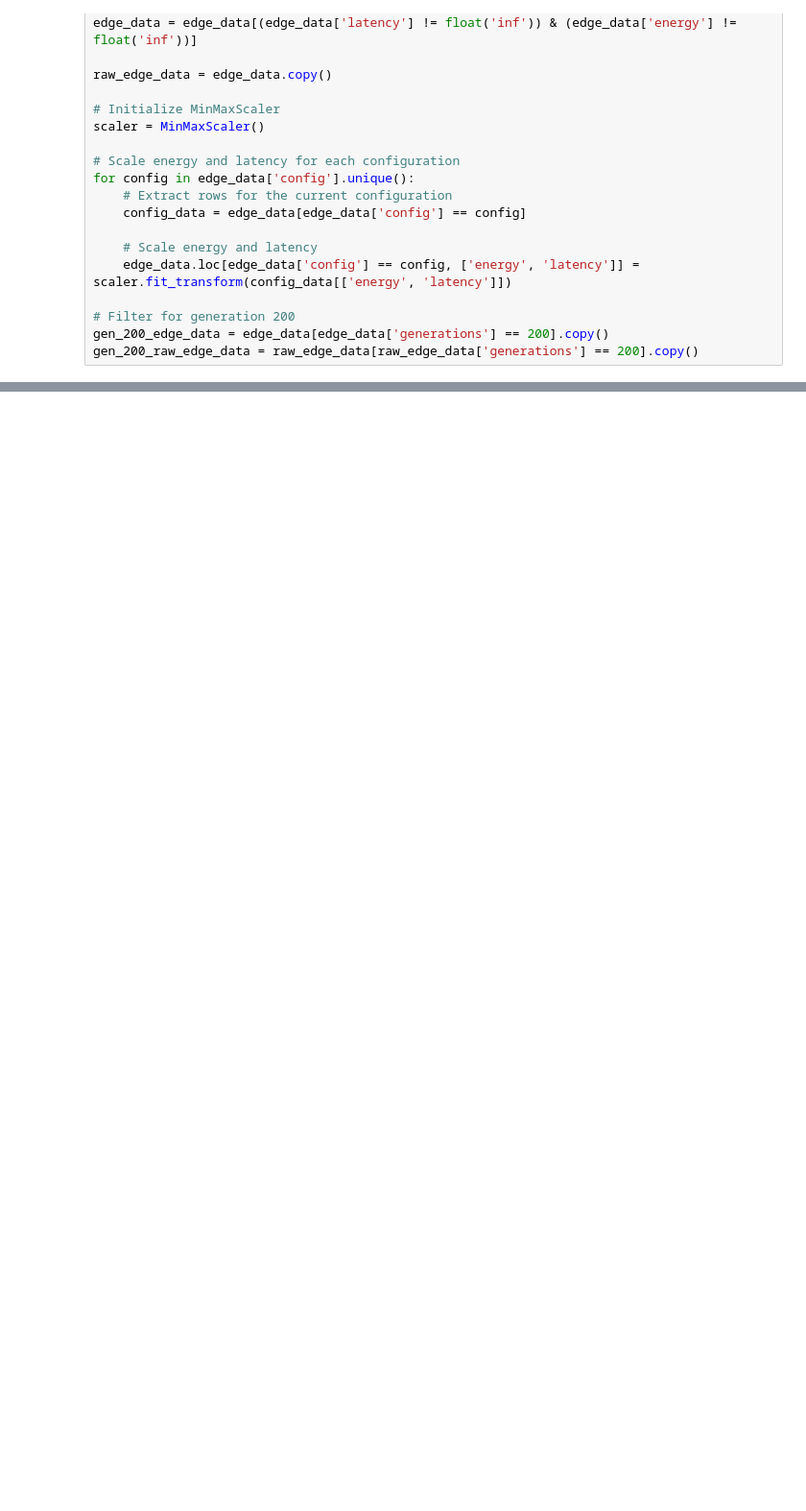
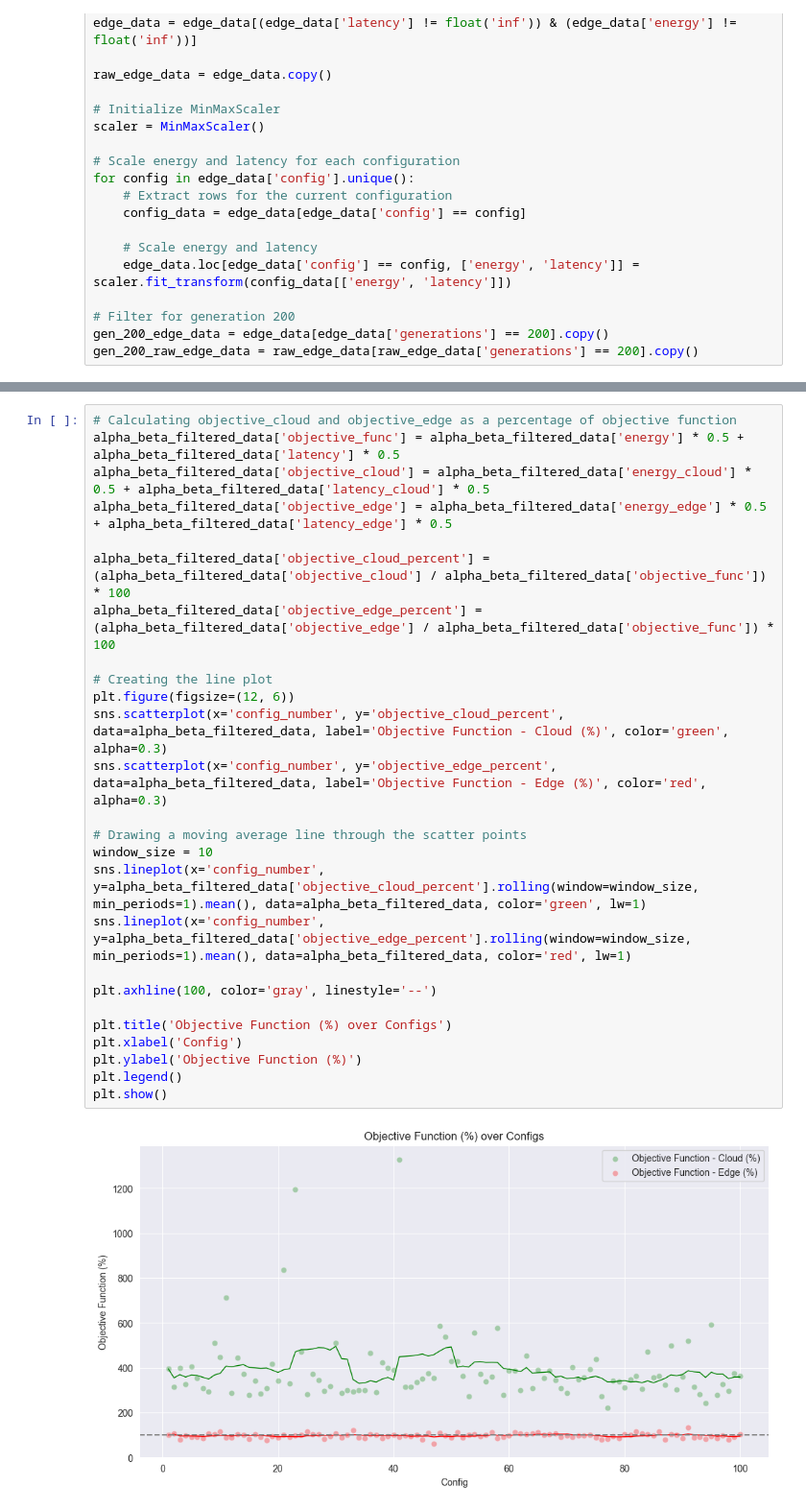
Before and after one commit to mpgallage/computing-continuum-simulator, a Jupyter notebook: analysis.ipynb, the cells around one changed output, grey strips where cells are left out. Shown at 96% size. Cells and saved outputs as stored; diff of their text form; blank space fills up the shorter version.

```diff
--- a/analysis.ipynb
+++ b/analysis.ipynb
@@ -334,0 +290,28 @@ plt.show()
+# %%
+# Calculating objective_cloud and objective_edge as a percentage of objective function
+alpha_beta_filtered_data['objective_func'] = alpha_beta_filtered_data['energy'] * 0.5 + alpha_beta_filtered_data['latency'] * 0.5
+alpha_beta_filtered_data['objective_cloud'] = alpha_beta_filtered_data['energy_cloud'] * 0.5 + alpha_beta_filtered_data['latency_cloud'] * 0.5
+alpha_beta_filtered_data['objective_edge'] = alpha_beta_filtered_data['energy_edge'] * 0.5 + alpha_beta_filtered_data['latency_edge'] * 0.5
+
+alpha_beta_filtered_data['objective_cloud_percent'] = (alpha_beta_filtered_data['objective_cloud'] / alpha_beta_filtered_data['objective_func']) * 100
+alpha_beta_filtered_data['objective_edge_percent'] = (alpha_beta_filtered_data['objective_edge'] / alpha_beta_filtered_data['objective_func']) * 100
+
+# Creating the line plot
+plt.figure(figsize=(12, 6))
+sns.scatterplot(x='config_number', y='objective_cloud_percent', data=alpha_beta_filtered_data, label='Objective Function - Cloud (%)', color='green', alpha=0.3)
+sns.scatterplot(x='config_number', y='objective_edge_percent', data=alpha_beta_filtered_data, label='Objective Function - Edge (%)', color='red', alpha=0.3)
+
+# Drawing a moving average line through the scatter points
+window_size = 10
+sns.lineplot(x='config_number', y=alpha_beta_filtered_data['objective_cloud_percent'].rolling(window=window_size, min_periods=1).mean(), data=alpha_beta_filtered_data, color='green', lw=1)
+sns.lineplot(x='config_number', y=alpha_beta_filtered_data['objective_edge_percent'].rolling(window=window_size, min_periods=1).mean(), data=alpha_beta_filtered_data, color='red', lw=1)
+
+plt.axhline(100, color='gray', linestyle='--')
+
+plt.title('Objective Function (%) over Configs')
+plt.xlabel('Config')
+plt.ylabel('Objective Function (%)')
+plt.legend()
+plt.show()
+# %% [output]
+[figure, added]
```
Also changed, not shown: parts of 16 cells of this notebook, 3 other files.
